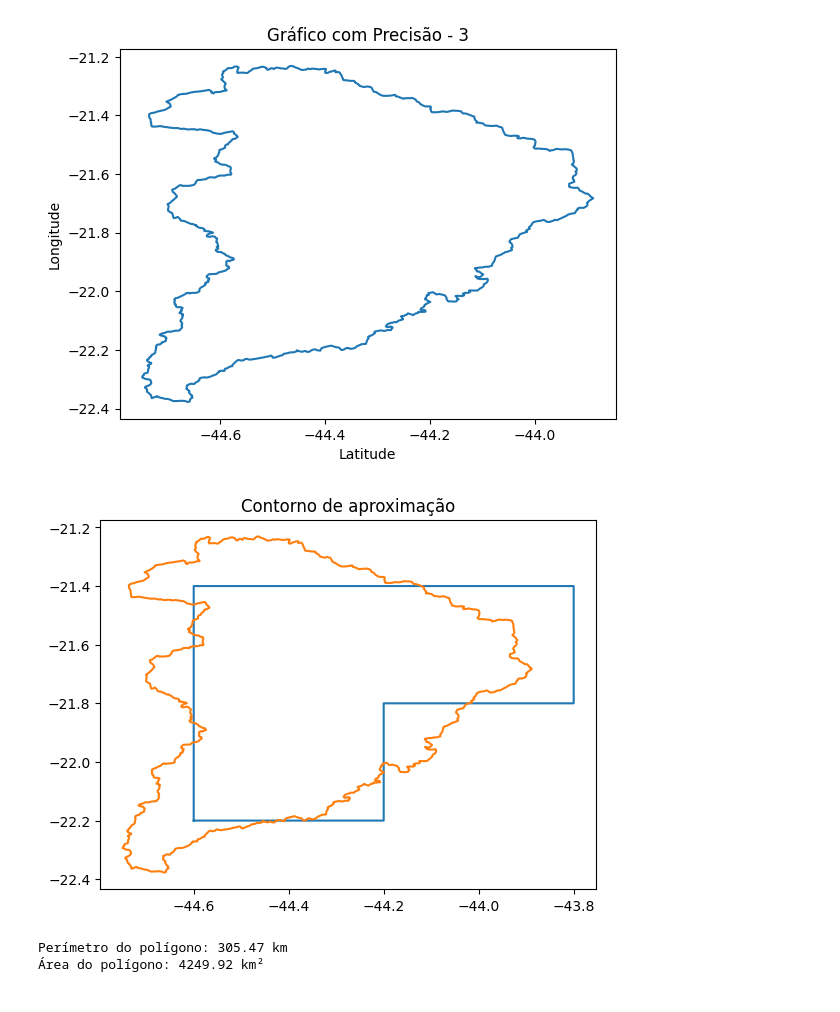
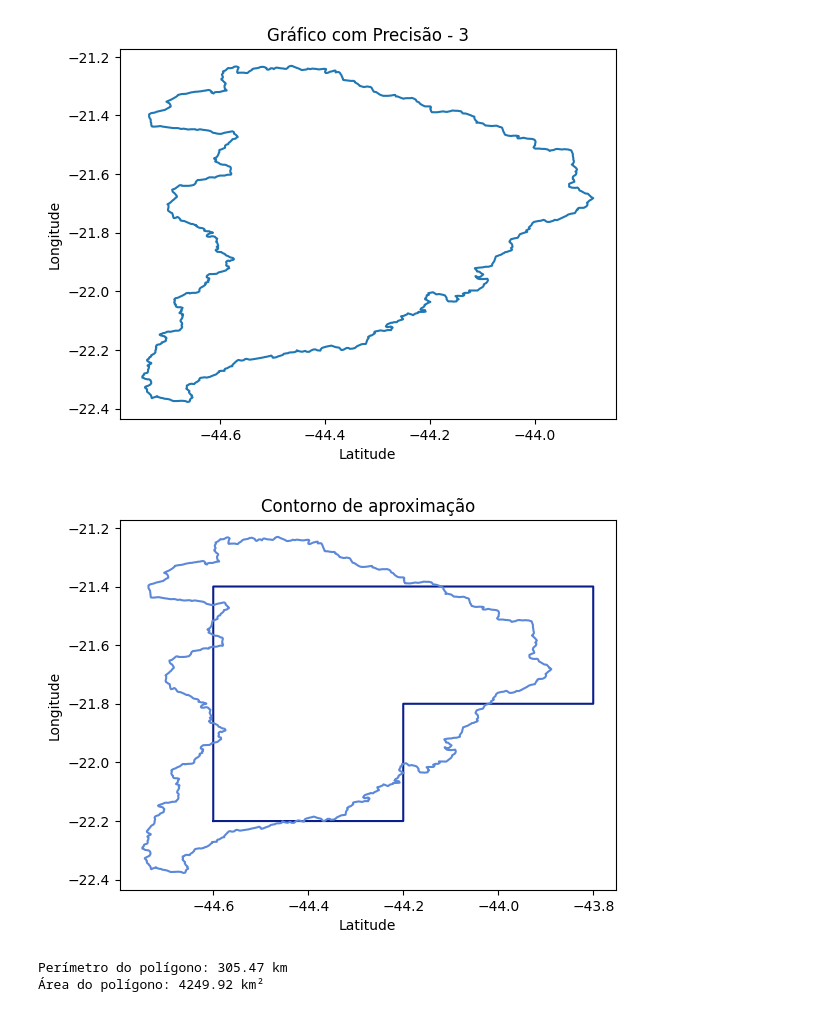
Before and after one commit to viniciusparede/btg-challenge, a Jupyter notebook: notebooks/resolution_degradation.ipynb, the cells around one changed output. Drawn from its saved outputs; the diff is of its cells as text; code cells hidden in the pictures.

Commit message:
ajuste de imagens e docimentação

```diff
--- a/notebooks/resolution_degradation.ipynb
+++ b/notebooks/resolution_degradation.ipynb
@@ -13,12 +13,12 @@ NOTEBOOKS_DIR: str = os.path.abspath("")
 PARENT_DIR: str = os.path.dirname(NOTEBOOKS_DIR)
 
 DATA_DIR: str = os.path.join(PARENT_DIR, "data")
+IMAGES_DIR: str = os.path.join(PARENT_DIR, "images")
 
 sys.path.append(PARENT_DIR)
 
-from utils.bln_reader import read_contour_file
-from utils.dat_reader import multithreading_reader_data_file
-from utils.preprocess import preprocess_routine
+from utils.data_reader import read_contour_file, multithreading_reader_dat_file
+from utils.preprocess import apply_contour
 # %%
 def area(data: list[tuple]) -> float:
     # Converter graus para radianos
@@ -60,7 +60,7 @@ contour_df = (
         file_path="/home/viniciusparede/repositories/personal/btg-challenge/data/PSATCMG_CAMARGOS.bln"
     ),
 )[0]
-forecast_df = multithreading_reader_data_file(folder_path=DATA_DIR)
+forecast_df = multithreading_reader_dat_file(folder_path=DATA_DIR)
 # %%
 # Valores de precisão para iterar
 precisions = [1, 2, 3]
@@ -85,14 +85,17 @@ for precision in precisions:
 [figure]
 [figure]
 # %%
-df = preprocess_routine(contour_df, forecast_df)
+df = apply_contour(contour_df, forecast_df)
 # %%
 plt.title("Contorno de aproximação")
-plt.plot(df["lat_aproximacao"], df["long_aproximacao"])
-plt.plot(df["lat_referencia"], df["long_referencia"])
+plt.plot(df["lat_aproximacao"], df["long_aproximacao"], color="#0A1E8C")
+plt.plot(df["lat_referencia"], df["long_referencia"], color="#5C88DA")
+plt.xlabel("Latitude")
+plt.ylabel("Longitude")
+plt.savefig(os.path.join(IMAGES_DIR, "contorno.png"))
 plt.show()
 # %% [output]
-[figure, old version]
+[figure, new version]
 # %%
 # Dados de (latitude, longitude)
 data = [
```
Also changed, not shown: 7 other files.
